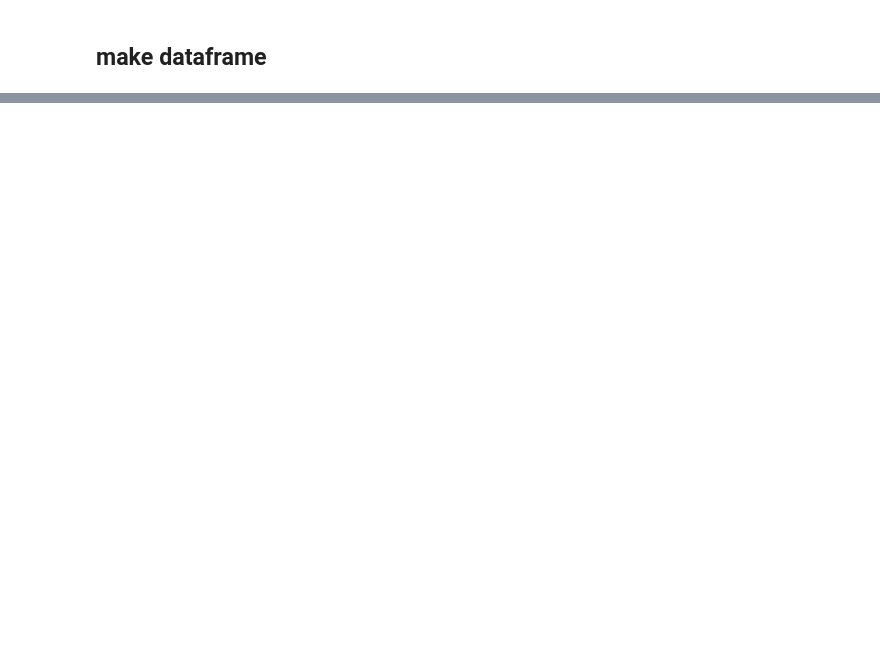
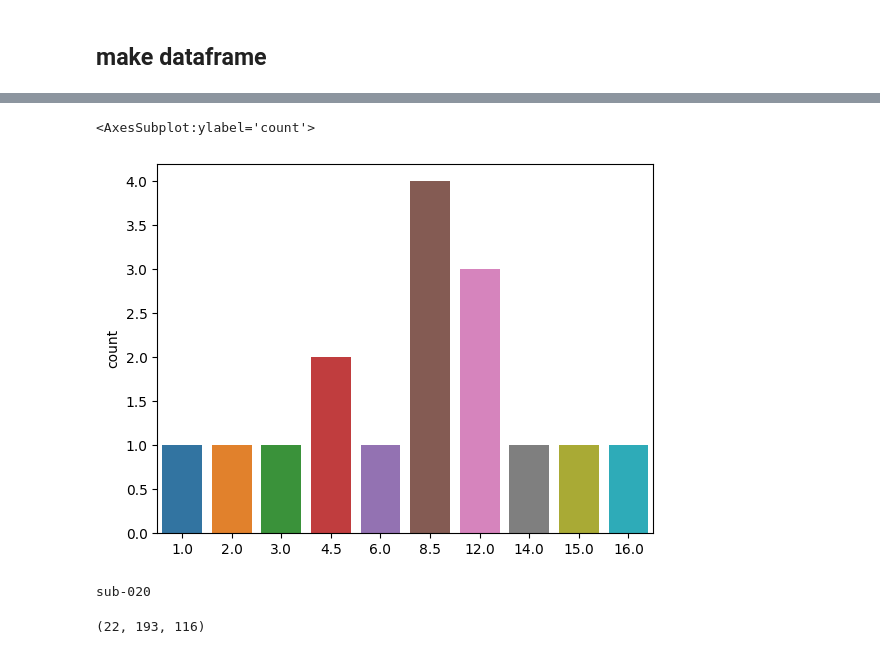
Before and after one commit to grace-shearrer/bromo_ana, a Jupyter notebook: summary_viz.ipynb, the cells around one changed output, grey strips where cells are left out. Cells and saved outputs as stored; diff of their text form; code cells hidden in the pictures; blank space fills up the shorter version.

```diff
--- a/summary_viz.ipynb
+++ b/summary_viz.ipynb
@@ -129,0 +260,8 @@ ttest_rel(rvs1, rvs3)
+# %%
+bro_behav_rank = rankdata(bro_behav)
+pla_behav_rank = rankdata(pla_behav)
+# sns.countplot(pla_behav_rank)
+sns.countplot(bro_behav_rank)
+# %% [output]
+<AxesSubplot:ylabel='count'>
+[figure, added]
@@ -129,0 +284,18 @@ ttest_rel(rvs1, rvs3)
+# %%
+# subj_list = behav_data["participant_id"]
+
+brodata = []
+for sub in subs:
+#     print(sub)
+    sub_data = []
+    for run in range(1,2):
+        df = tim['BRO']['run-%s'%run][sub]
+#         print(df)
+        sub_data.append(df)
+    sub_data = pd.concat(sub_data)
+    if sub_data.values.shape == (193, 116):
+        brodata.append(sub_data.values)
+    else:
+        print(sub)
+# %% [output]
+sub-020
@@ -129,0 +306,4 @@ ttest_rel(rvs1, rvs3)
+# %%
+pla_data.shape
+# %% [output]
+(22, 193, 116)
```
Also changed, not shown: parts of 49 cells of this notebook.
